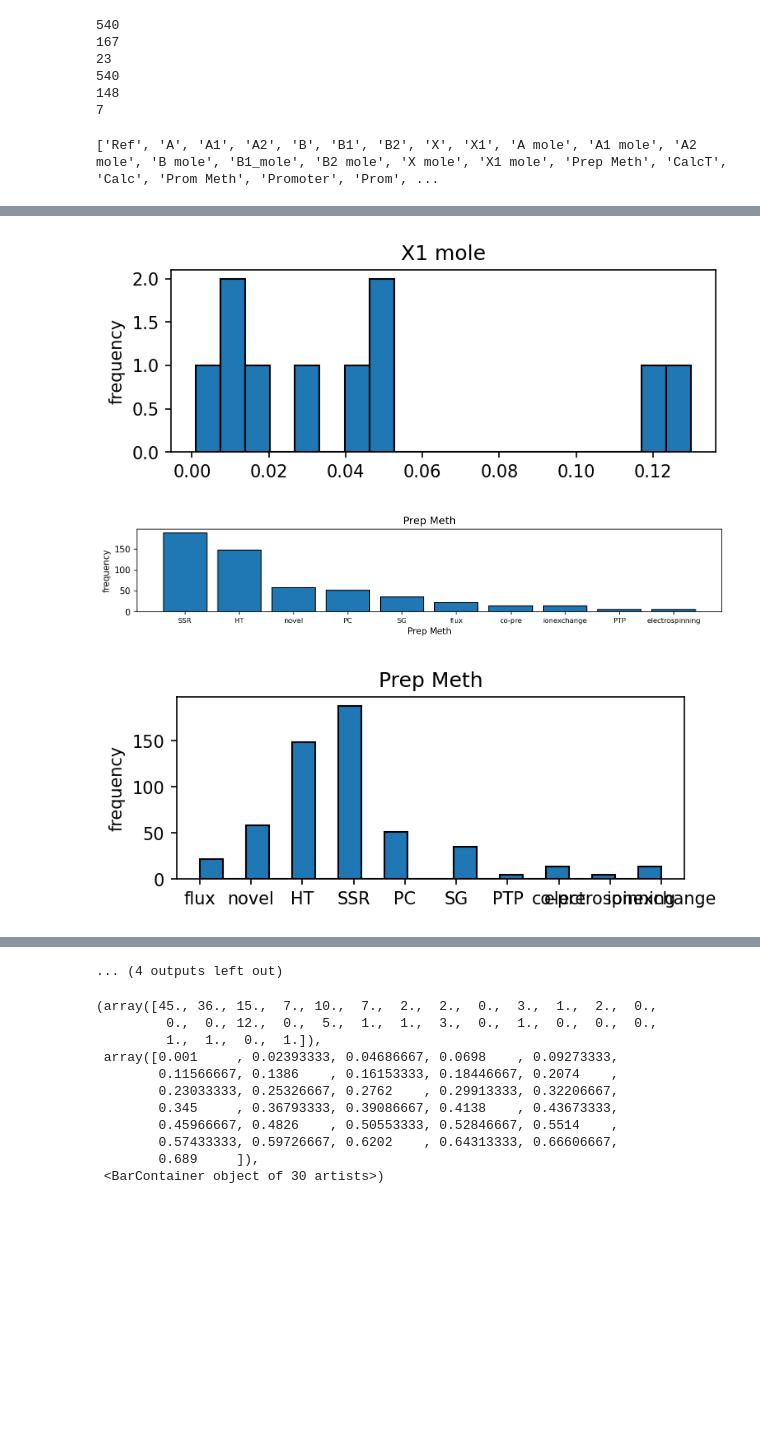
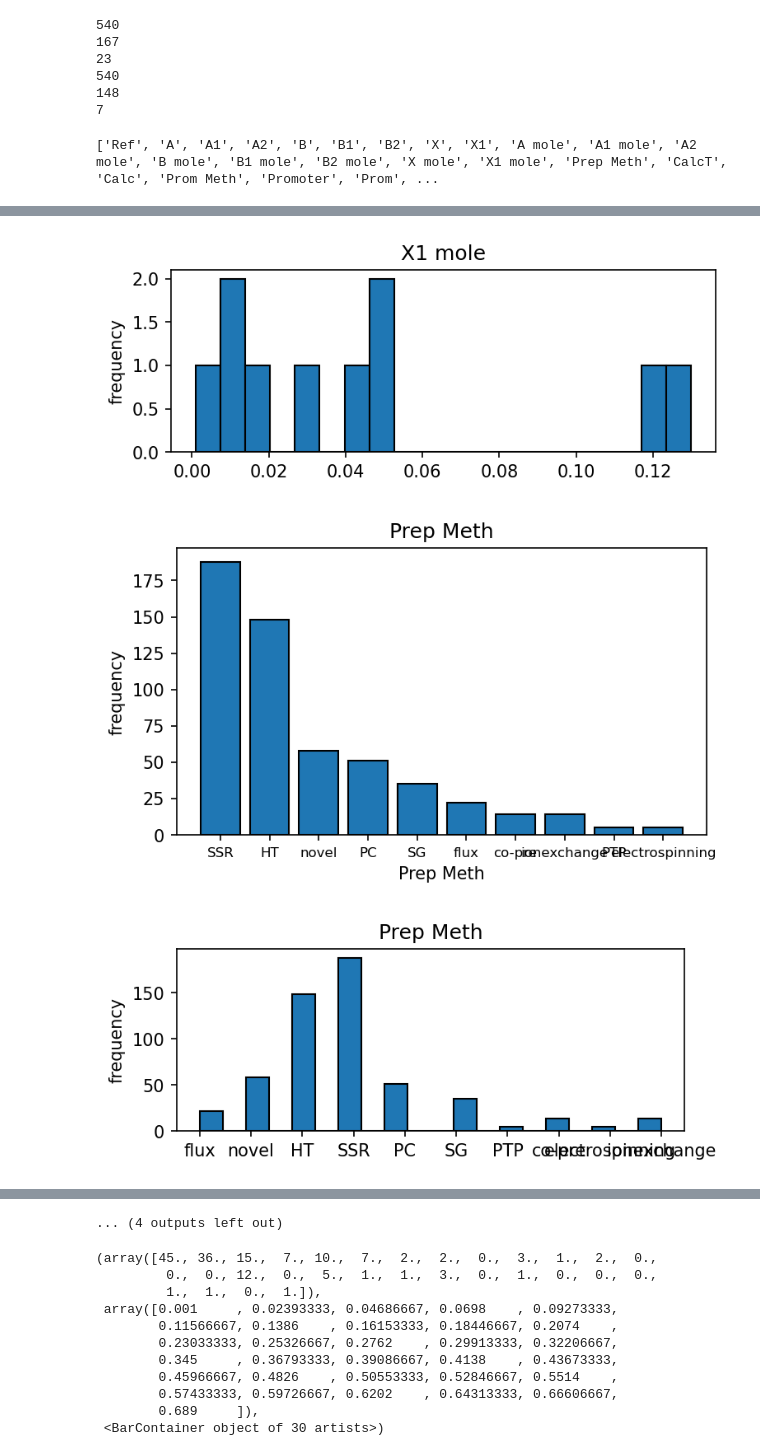
Before and after one commit to ShibataKenshin/Water_spliiting, a Jupyter notebook: water splitting perovskite.ipynb, the cells around one changed output, grey strips where cells are left out. Cells and saved outputs as stored; diff of their text form; code cells hidden in the pictures; blank space fills up the shorter version.

```diff
--- a/water splitting perovskite.ipynb
+++ b/water splitting perovskite.ipynb
@@ -161,7 +163,7 @@ def analysis_plot(df, column_name, plot_type,):
             lis1.append(index)
             lis2.append(value)
         lis3 = list(range(len(lis1)))
-        fig, ax = subplots(1, 1, figsize = (len(lis3), 2), dpi = 150, constrained_layout = True)
+        fig, ax = subplots(1, 1, figsize = (5, 3), dpi = 150, constrained_layout = True)
         ax.bar(lis3, lis2, tick_label=lis1, align="center",edgecolor = 'black')
         #x軸の目盛りのサイズを指定
         ax.tick_params(axis = "x", labelsize = 8)
@@ -183,36 +185,36 @@ lis3 = ['Prep Meth','Prom Meth','Promoter','Crystal', 'Sac. Agent1', 'Sac. Agent
 ###########各サイトの原子のデータ数######
 #lis1 = ["A", "A1", "A2", "B", "B1", "B2","X","X1"]
 
 #for i in lis1:
     #analysis_plot(df, i, bar)
 
 
 ###########各サイトのの質量%のデータ数###########
-lis2 = ["A mole","A1 mole","A2 mole","B mole","B1_mole","B2 mole","X mole","X1 mole"]
+lis2 = ["A mole","A1 mole","A2 mole","B mole","B1 mole","B2 mole","X mole","X1 mole"]
 for i in lis2:
     analysis_plot(df, i, hist)
 
 
 ###########準備方法と焼成温度及び時間#
 analysis_plot(df,'Prep Meth', bar)
 lst3 = ['CalcT', 'Calc']
 for i in lis3:
     analysis_plot(df, i, hist)
 
 
 
 print(list(df.columns))
 # %% [output]
-['Ref', 'A', 'A1', 'A2', 'B', 'B1', 'B2', 'X', 'X1', 'A mole', 'A1 mole', 'A2 mole', 'B mole', 'B1_mole', 'B2 mole', 'X mole', 'X1 mole', 'Prep Meth', 'CalcT', 'Calc', 'Prom Meth', 'Promoter', 'Prom', ...
+['Ref', 'A', 'A1', 'A2', 'B', 'B1', 'B2', 'X', 'X1', 'A mole', 'A1 mole', 'A2 mole', 'B mole', 'B1 mole', 'B2 mole', 'X mole', 'X1 mole', 'Prep Meth', 'CalcT', 'Calc', 'Prom Meth', 'Promoter', 'Prom', ...
 [figure]
 [figure]
 [figure]
 [figure]
 [figure]
 [figure]
 [figure]
 [figure]
-[figure, old version]
+[figure, new version]
 [figure]
 [figure]
 ... (4 outputs left out)
```
Also changed, not shown: parts of 15 cells of this notebook.
